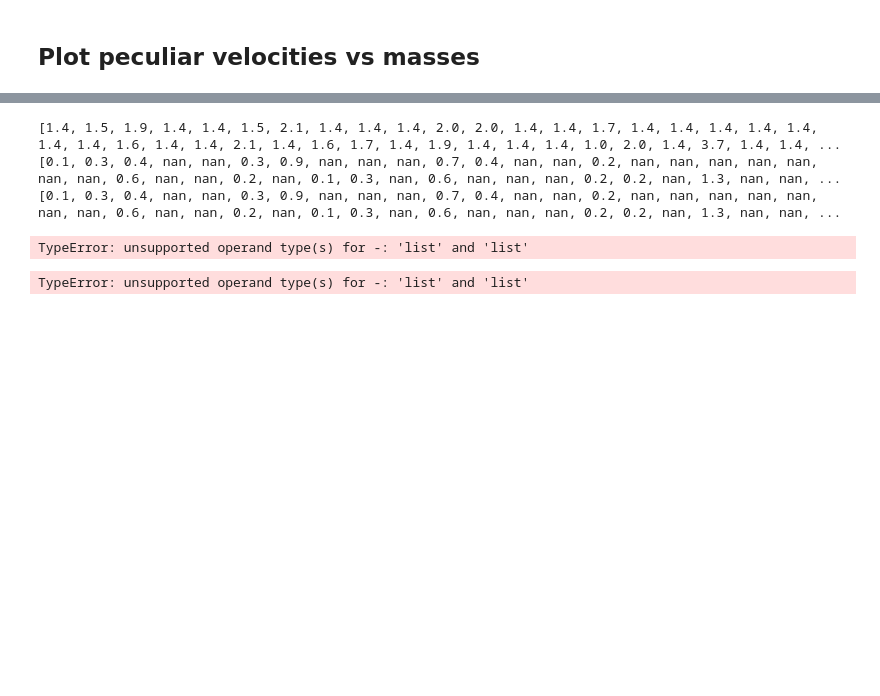
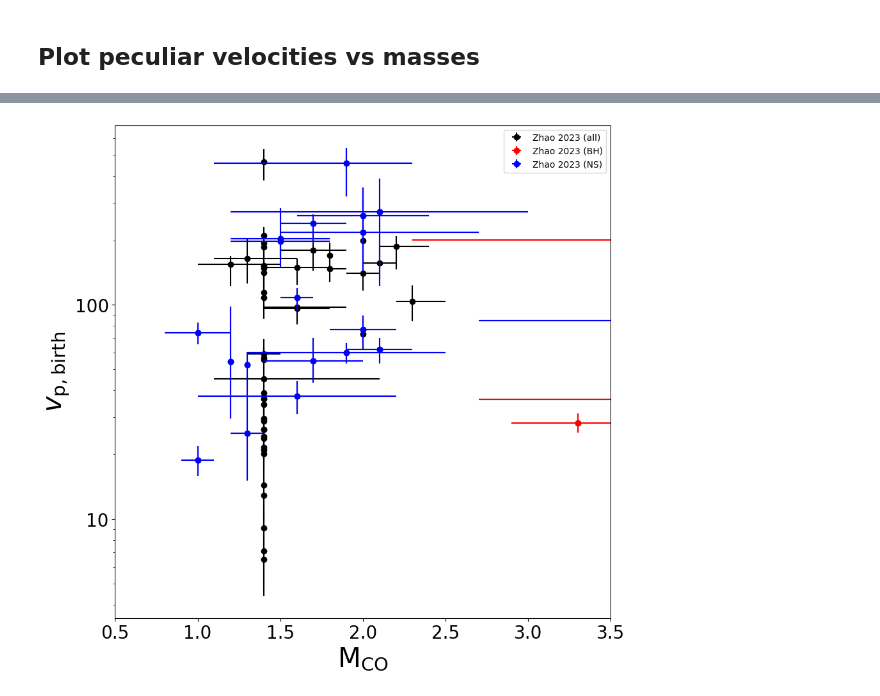
Before and after one commit to farr/AlsingNSMassReplication, a Jupyter notebook: ReadObserved.ipynb, the cells around one changed output, grey strips where cells are left out. Cells and saved outputs as stored; diff of their text form; code cells hidden in the pictures; blank space fills up the shorter version.

Commit message:
plotting kicks and masses

```diff
--- a/ReadObserved.ipynb
+++ b/ReadObserved.ipynb
@@ -288,27 +302,46 @@ print(M_1)
-# %%
-print(M_1)
-print(M_1_down)
-print(M_1_up)
-
-print(M_1 - M_1_down)
-# %% [output]
-[1.4, 1.5, 1.9, 1.4, 1.4, 1.5, 2.1, 1.4, 1.4, 1.4, 2.0, 2.0, 1.4, 1.4, 1.7, 1.4, 1.4, 1.4, 1.4, 1.4, 1.4, 1.4, 1.6, 1.4, 1.4, 2.1, 1.4, 1.6, 1.7, 1.4, 1.9, 1.4, 1.4, 1.4, 1.0, 2.0, 1.4, 3.7, 1.4, 1.4, ...
-[0.1, 0.3, 0.4, nan, nan, 0.3, 0.9, nan, nan, nan, 0.7, 0.4, nan, nan, 0.2, nan, nan, nan, nan, nan, nan, nan, 0.6, nan, nan, 0.2, nan, 0.1, 0.3, nan, 0.6, nan, nan, nan, 0.2, 0.2, nan, 1.3, nan, nan, ...
-[0.1, 0.3, 0.4, nan, nan, 0.3, 0.9, nan, nan, nan, 0.7, 0.4, nan, nan, 0.2, nan, nan, nan, nan, nan, nan, nan, 0.6, nan, nan, 0.2, nan, 0.1, 0.3, nan, 0.6, nan, nan, nan, 0.2, 0.2, nan, 1.3, nan, nan, ...
-TypeError: unsupported operand type(s) for -: 'list' and 'list'
-# %%
-for i in range(len(Zhao_2023_Table3_clean)):
-
-    pkv_err = np.array([[Zhao_2023_Table3_clean['pkv'][i] - Zhao_2023_Table3_clean['pkv_down'][i]],
-                            [Zhao_2023_Table3_clean['pkv_up'][i] - Zhao_2023_Table3_clean['pkv'][i]]])
-
-
-    M_1_err = np.array([[M_1 - M_1_down],
-                            [M_1_up - M_1]])
-
-
-    plt.errorbar(x=Zhao_2023_Table3_clean['pkv'][i], xerr=pkv_err, y=M_1[i], yerr=M_1_err, fmt='o')
-
-plt.show()
-# %% [output]
-TypeError: unsupported operand type(s) for -: 'list' and 'list'
+# %%
+fig, ax = plt.subplots(figsize=(10, 10))
+
+
+# Plot all systems
+plt.errorbar(Zhao_2023['m_co'], Zhao_2023['v_p_birth'],
+    xerr=[abs(Zhao_2023['m_co_down']), Zhao_2023['m_co_up']],
+    yerr=[abs(Zhao_2023['v_p_birth_down']), Zhao_2023['v_p_birth_up']],
+     fmt='o', color = 'k', label='Zhao 2023 (all)', zorder = 0)
+
+
+# Plot the BH systems
+BH_systems = Zhao_2023[Zhao_2023['BH_flag'] == True]
+plt.errorbar(BH_systems['m_co'], BH_systems['v_p_birth'],
+    xerr=[abs(BH_systems['m_co_down']), BH_systems['m_co_up']],
+    yerr=[abs(BH_systems['v_p_birth_down']), BH_systems['v_p_birth_up']],
+    fmt='o', label='Zhao 2023 (BH)', color='red',zorder = 1)
+
+# Plot the NS systems
+NS_systems = Zhao_2023[Zhao_2023['NS_flag'] == True]
+NS_systems = NS_systems[NS_systems['m_co'] != 1.4] # remove the NS systems with masses EXACTLY 1.4
+plt.errorbar(NS_systems['m_co'], NS_systems['v_p_birth'],
+    xerr=[abs(NS_systems['m_co_down']), NS_systems['m_co_up']],
+    yerr=[abs(NS_systems['v_p_birth_down']), NS_systems['v_p_birth_up']],
+    fmt='o', label='Zhao 2023 (NS)', color='blue', zorder = 2)
+
+
+# Plotvalues
+plt.xlabel(r'$\mathrm{M}_{\rm CO}$', fontsize=30)
+plt.ylabel(r'$v_{\rm p, birth}$', fontsize=30)
+
+
+plt.yscale('log')
+plt.xlim(0.5,3.5)
+plt.legend()
+
+# Set the y-tick labels to be larger
+plt.xticks(fontsize=20)
+plt.yticks(fontsize=20)
+
+# Format the y-tick labels to be written out
+plt.gca().get_yaxis().set_major_formatter(plt.FuncFormatter(lambda x, _: f'{int(x)}'))
+
+plt.show()
+# %% [output]
+[figure, added]
```
Also changed, not shown: parts of 13 cells of this notebook.
